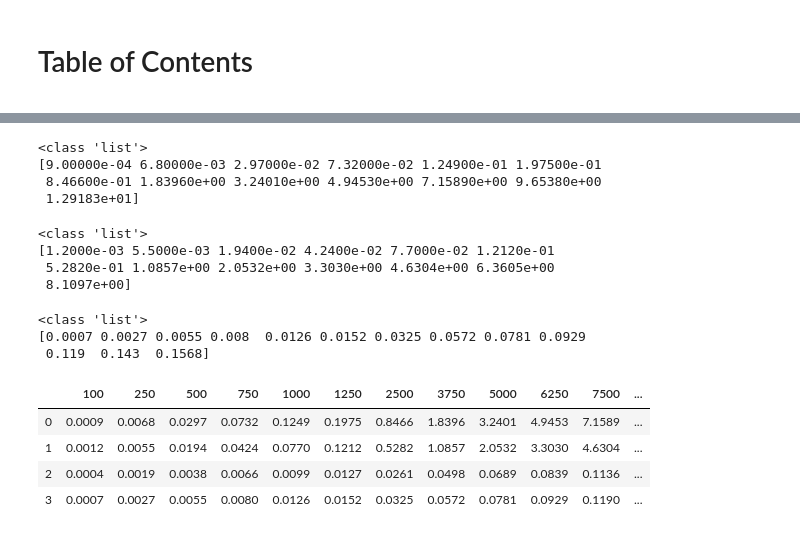
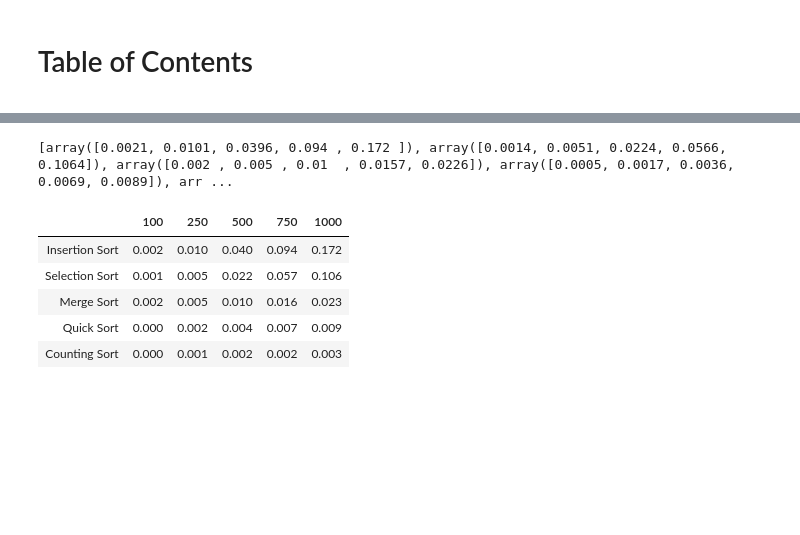
Before and after one commit to jennifer-ryan/benchmarking-sorting-algorithms, a Jupyter notebook: Benchmarking Sorting Algorithms.ipynb, the cells around one changed output, grey strips where cells are left out. Drawn from its saved outputs; the diff is of its cells as text; code cells hidden in the pictures; blank space fills up the shorter version.

Commit message:
DF and plot sorted. All algorithms added.

```diff
--- a/Benchmarking Sorting Algorithms.ipynb
+++ b/Benchmarking Sorting Algorithms.ipynb
@@ -134,7 +147,7 @@ def random_array(n):
     return array
 # %%
 # Input sizes
-n_size = [100, 250, 500, 750, 1000, 1250, 2500, 3750, 5000, 6250, 7500, 8750, 10000]
+n_size = [100, 250, 500, 750, 1000,s 1250, 2500, 3750, 5000, 6250, 7500, 8750, 10000]
 # %%
 def benchmarking(sorting_func):
 
@@ -151,7 +164,7 @@ def benchmarking(sorting_func):
 
     return sort_times
 # %%
-def averages(sort):
+def average_time(sort):
 
     times = []
 
@@ -159,10 +172,9 @@ def averages(sort):
     for i in range(0, 10):
         time = benchmarking(sort)
         times.append(time)
-    print(type(times))
 
     arr_times = np.array(times)
 
-    averages = np.mean(arr_times, axis=0)
+    average = np.mean(arr_times, axis=0)
 
-    return averages
+    return average
@@ -176,35 +181,25 @@ print(quick)
-# %%
-insertion = averages(insertionSort)
-print(insertion)
-# %% [output]
-<class 'list'>
-[9.00000e-04 6.80000e-03 2.97000e-02 7.32000e-02 1.24900e-01 1.97500e-01
- 8.46600e-01 1.83960e+00 3.24010e+00 4.94530e+00 7.15890e+00 9.65380e+00
- 1.29183e+01]
-# %%
-selection = averages(selectionSort)
-print(selection)
-# %% [output]
-<class 'list'>
-[1.2000e-03 5.5000e-03 1.9400e-02 4.2400e-02 7.7000e-02 1.2120e-01
- 5.2820e-01 1.0857e+00 2.0532e+00 3.3030e+00 4.6304e+00 6.3605e+00
- 8.1097e+00]
-# %%
-merge = averages(mergeSort)
-print(merge)
-# %% [output]
-<class 'list'>
-[0.0007 0.0027 0.0055 0.008  0.0126 0.0152 0.0325 0.0572 0.0781 0.0929
- 0.119  0.143  0.1568]
+# %%
+all_algorithms = [insertion_sort, selection_sort, merge_sort, quick_sort, counting_sort]
+
+all_averages = []
+
+for a in all_algorithms:
+    result = average_time(a)
+    all_averages.append(result)
+
+print(all_averages)
+# %% [output]
+[array([0.0021, 0.0101, 0.0396, 0.094 , 0.172 ]), array([0.0014, 0.0051, 0.0224, 0.0566, 0.1064]), array([0.002 , 0.005 , 0.01  , 0.0157, 0.0226]), array([0.0005, 0.0017, 0.0036, 0.0069, 0.0089]), arr ...
 # %%
-algorithms = ['Insertion Sort', 'Selection Sort', 'Quick Sort', 'Merge Sort']
+algorithms = ['Insertion Sort', 'Selection Sort', 'Merge Sort', 'Quick Sort', 'Counting Sort']
 
-df = pd.DataFrame([insertion, selection, quick, merge], columns=['100', '250', '500', '750', '1000', '1250', '2500', '3750', '5000', '6250', '7500', '8750', '10000'])
+df = pd.DataFrame(all_averages, columns=n_size, index=algorithms)
 # %%
-df
+df.round(3)
 # %% [output]
-|  | 100 | 250 | 500 | 750 | 1000 | 1250 | 2500 | 3750 | 5000 | 6250 | 7500 | ... |
-| 0 | 0.0009 | 0.0068 | 0.0297 | 0.0732 | 0.1249 | 0.1975 | 0.8466 | 1.8396 | 3.2401 | 4.9453 | 7.1589 | ... |
-| 1 | 0.0012 | 0.0055 | 0.0194 | 0.0424 | 0.0770 | 0.1212 | 0.5282 | 1.0857 | 2.0532 | 3.3030 | 4.6304 | ... |
-| 2 | 0.0004 | 0.0019 | 0.0038 | 0.0066 | 0.0099 | 0.0127 | 0.0261 | 0.0498 | 0.0689 | 0.0839 | 0.1136 | ... |
-| 3 | 0.0007 | 0.0027 | 0.0055 | 0.0080 | 0.0126 | 0.0152 | 0.0325 | 0.0572 | 0.0781 | 0.0929 | 0.1190 | ... |
+|  | 100 | 250 | 500 | 750 | 1000 |
+| Insertion Sort | 0.002 | 0.010 | 0.040 | 0.094 | 0.172 |
+| Selection Sort | 0.001 | 0.005 | 0.022 | 0.057 | 0.106 |
+| Merge Sort | 0.002 | 0.005 | 0.010 | 0.016 | 0.023 |
+| Quick Sort | 0.000 | 0.002 | 0.004 | 0.007 | 0.009 |
+| Counting Sort | 0.000 | 0.001 | 0.002 | 0.002 | 0.003 |
```
Also changed, not shown: parts of 15 cells of this notebook.
